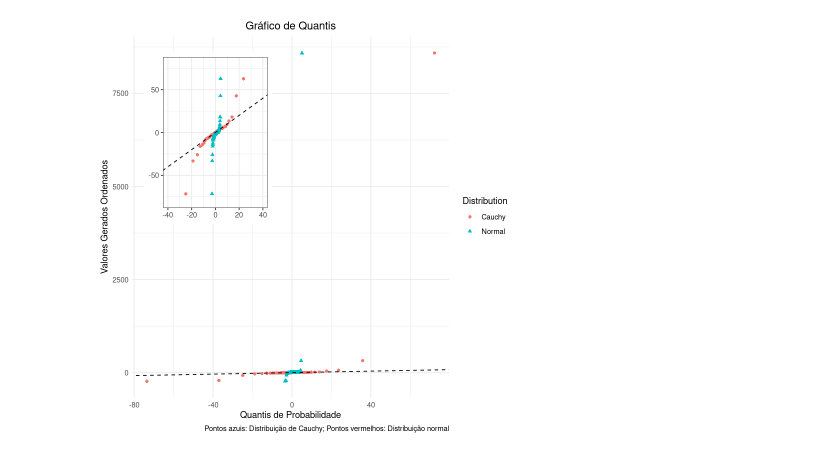
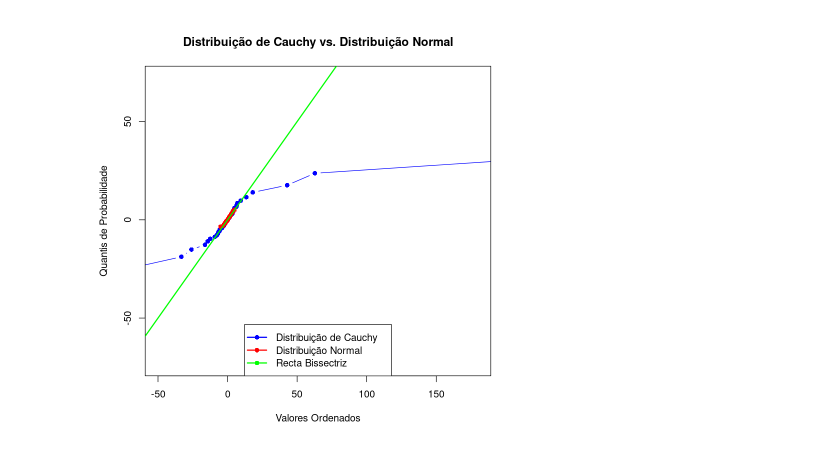
Before and after one commit to yassirscreed/PE_22-23, a Jupyter notebook: Ex08/ex08.ipynb, the cells around one changed output. Saved outputs shown, nothing was run; the diff lists cells and outputs as text; code cells hidden in the pictures.

```diff
--- a/Ex08/ex08.ipynb
+++ b/Ex08/ex08.ipynb
@@ -9,46 +9,24 @@ set.seed(2015)
 loc <- -0.6
 scale <- 1.2
 sample_cauchy <- rcauchy(190, loc, scale)
+sample_norm <- rnorm(190, mean = 0.8, sd = sqrt(2.8))
 
 # Ordenar a amostra
-sample_sorted <- sort(sample_cauchy)
+sorted_cauchy <- sort(sample_cauchy)
+sorted_norm <- sort(sample_norm)
 
 # Calcular os quantis de probabilidade para a amostra Cauchy e para uma normal
 prob <- (1:190) / (190 + 1)
 quantiles_cauchy <- qcauchy(prob, loc, scale)
 quantiles_norm <- qnorm(prob, mean = 0.8, sd = sqrt(2.8))
 
-# Criar um dataframe para plotar
-df <- data.frame(
-  Sample = rep(sample_sorted, 2),
-  Quantiles = c(quantiles_cauchy, quantiles_norm),
-  Distribution = rep(c("Cauchy", "Normal"), each = 190)
-)
+plot(sorted_cauchy, quantiles_cauchy, type = "b", pch = 16, col = "blue",
+     xlab = "Valores Ordenados", ylab = "Quantis de Probabilidade",
+     main = "Distribuição de Cauchy vs. Distribuição Normal", xlim = c(-50, 180))
 
-# Criar plot principal
-main_plot <- ggplot(df, aes(x = Quantiles, y = Sample, color = Distribution, shape = Distribution)) +
-             geom_point() +
-             geom_abline(intercept = 0, slope = 1, linetype = "dashed") +
-             labs(
-                title = "Gráfico de Quantis",
-                x = "Valores Gerados Ordenados",
-                y = "Quantis de Probabilidade",
-                caption = "Pontos azuis: Distribuição de Cauchy; Pontos vermelhos: Distribuição normal"
-                ) +
-             theme_minimal() +
-             scale_y_continuous(name = "Valores Gerados Ordenados") +
-             scale_x_continuous(name = "Quantis de Probabilidade") +
-             theme(plot.title = element_text(hjust = 0.5))
+points(sorted_norm, quantiles_norm, type = "b", pch = 16, col = "red")
+abline(0,1, col = "green", lwd = 2)
 
-# Criar inset plot
-inset_plot <- ggplot(df, aes(x = Quantiles, y = Sample, color = Distribution, shape = Distribution)) +
-              geom_point() +
-              geom_abline(intercept = 0, slope = 1, linetype = "dashed") +
-              xlim(-40,40) + ylim(-80,80) +
-              theme_bw() +
-              theme(legend.position = "none",
-                    axis.title = element_blank())
-
-inset_grob <- ggplotGrob(inset_plot)
-main_plot + annotation_custom(grob = inset_grob, xmin = -75, xmax = -10, ymin = 4000, ymax = 8600)
+legend("bottom", legend = c("Distribuição de Cauchy", "Distribuição Normal", "Recta Bissectriz"),
+       col = c("blue", "red", "green"), lwd = 2, pch = 16)
 # %% [output]
@@ -57 +33 @@ Warning message:
-[figure, old version]
+[figure, new version]
```
Also changed, not shown: parts of 1 cell of this notebook, 5 other files.
